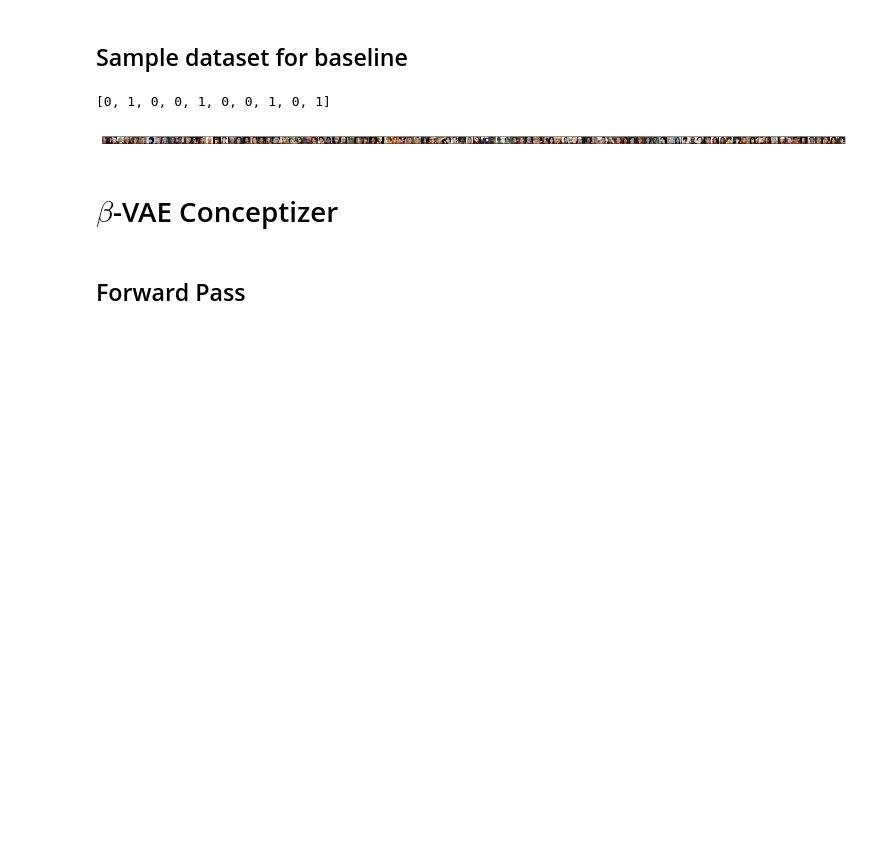
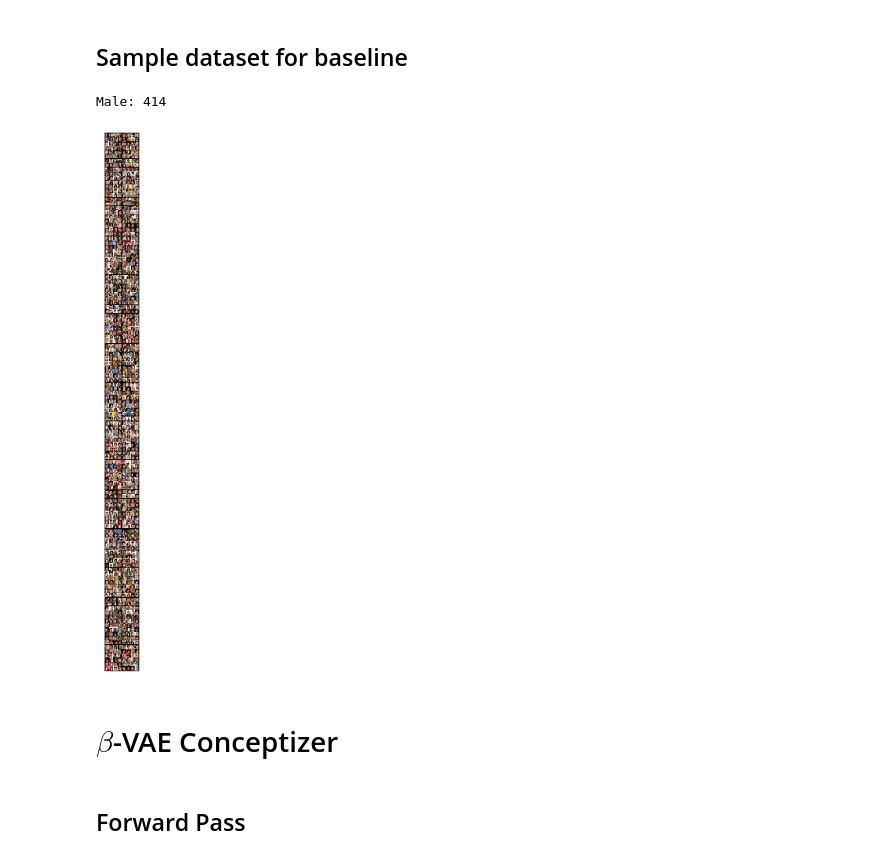
Before and after one commit to AmanDaVinci/DiSENN, a Jupyter notebook: notebooks/02-Train-Baseline-Celeba.ipynb, the cells around one changed output. Drawn from its saved outputs; the diff is of its cells as text; code cells hidden in the pictures; blank space fills up the shorter version.

```diff
--- a/notebooks/02-Train-Baseline-Celeba.ipynb
+++ b/notebooks/02-Train-Baseline-Celeba.ipynb
@@ -38,7 +40,7 @@ torch.backends.cudnn.benchmark = False
 # %% [markdown]
 ## Sample dataset for baseline
 # %%
-SAMPLE_SIZE = 100
+SAMPLE_SIZE = 1000
 # %%
 celeba_dataset = CelebA(split='train', data_path='data/celeba')
 # %%
@@ -46,17 +48,17 @@ sample_idxs = np.random.permutation(len(celeba_dataset))[:SAMPLE_SIZE]
 sample_celeba_dataset = [celeba_dataset[idx] for idx in sample_idxs]
 sample_images = [x for x,_ in sample_celeba_dataset]
 sample_labels = [y for _,y in sample_celeba_dataset]
-# %%
-plt.plot.bar(sample_labels)
-# %% [output]
-[0, 1, 0, 0, 1, 0, 0, 1, 0, 1]
+# %%
+print(f"Male: {sum(sample_labels)}")
+# %% [output]
+Male: 414
 # %%
-sample_images_grid = make_grid(sample_images,nrow=SAMPLE_SIZE)
+sample_images_grid = make_grid(sample_images)
 fig, ax = plt.subplots(figsize=(20,10))
 ax.imshow(sample_images_grid.numpy().transpose(1,2,0))
 ax.set_xticks([])
 ax.set_yticks([])
 fig.tight_layout()
 # %% [output]
-[figure, old version]
+[figure, new version]
 # %%
```
Also changed, not shown: parts of 22 cells of this notebook, 1 other file.
